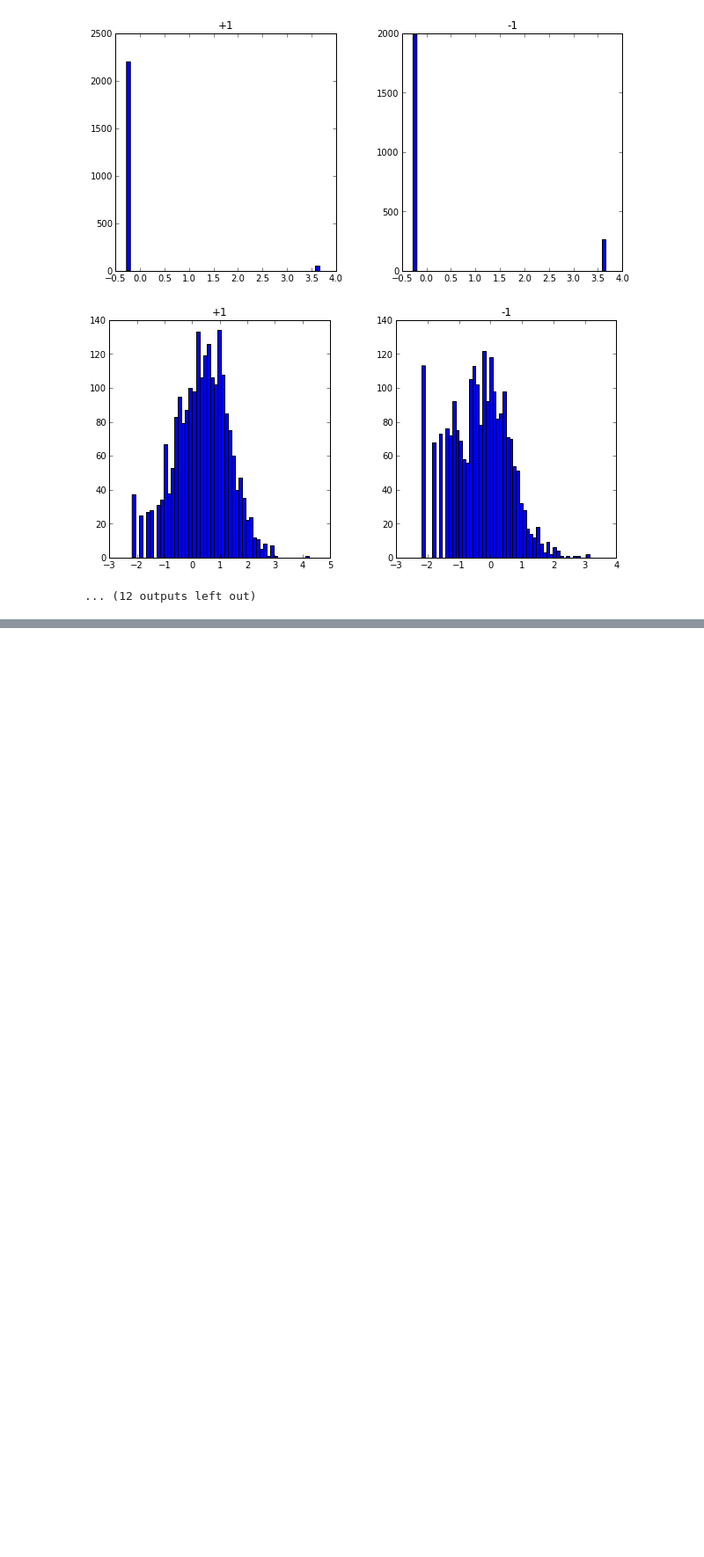
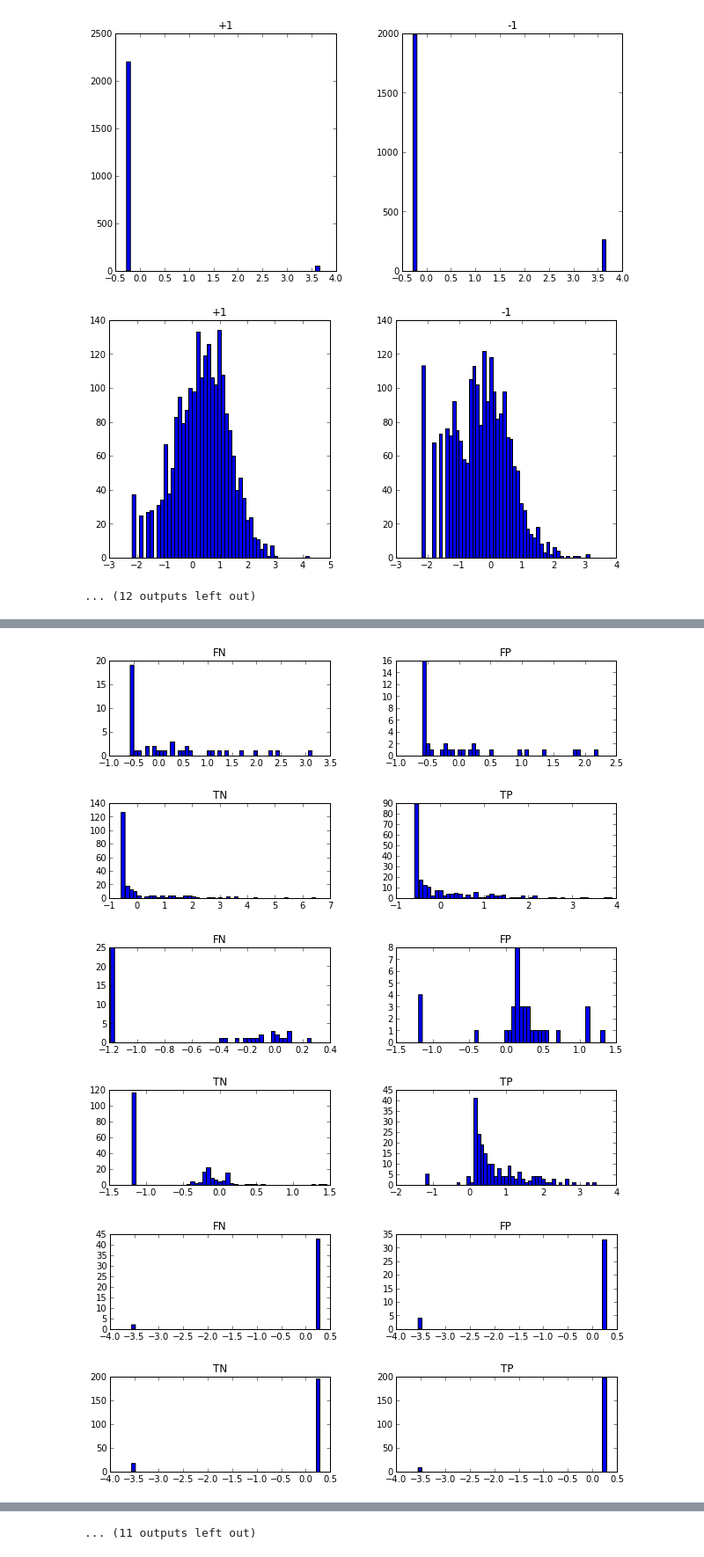
Before and after one commit to rgangopadhya/Quora-Classifier, a Jupyter notebook: Model_Expl.ipynb, the cells around one changed output, grey strips where cells are left out. Shown at 88% size. Cells and saved outputs as stored; diff of their text form; code cells hidden in the pictures; blank space fills up the shorter version.

```diff
--- a/Model_Expl.ipynb
+++ b/Model_Expl.ipynb
@@ -336,7 +343,7 @@ Name: F8, dtype: float64
 # %%
 training_set = pd.DataFrame(tset).set_index('ID')
 predict_set = pd.DataFrame(pset).set_index('ID')
-scale = Scaler().fit(training_set[features])
+scale = StandardScaler().fit(training_set[features])
 #training_set[features] = Scaler().fit_transform(training_set[features])
 #predict_set[features] = Scaler().fit_transform(predict_set[features])
 # %%
@@ -555,0 +575,7 @@ for i in xrange(1, 24):
+# %%
+from sklearn.ensemble import RandomForestClassifier
+forest = RandomForestClassifier(n_estimators=4000, criterion='entropy', n_jobs=4)
+# %%
+forest.fit(training_set[features], training_set['Label']=='+1')
+cv_y = forest.predict(cv_comp[features])
+print classification_report((cv_comp['Label']=='+1').as_matrix(), cv_y)
@@ -555,0 +589,10 @@ for i in xrange(1, 24):
+# %%
+#plot histograms for the misclassified examples, in comparison to the correctly classified examples
+def fp_label(labels):
+    if labels[0] == 0 and labels[1] == 0: return "TN"
+    elif labels[0] == 1 and labels[1] == 1: return "TP"
+    elif labels[0] == 0 and labels[1] == 1: return "FP"
+    else: return "FN"
+cv_comp['pred_label'] = cv_y
+cv_comp['label'] = cv_comp['Label']=="+1"
+cv_comp['class_type'] = cv_comp[['label','pred_label']].apply(fp_label, axis=1)
@@ -555,0 +619,7 @@ for i in xrange(1, 24):
+# %%
+for i in xrange(1, 24):
+    cv_comp['F'+str(i)].hist(by=cv_comp['class_type'])
+# %% [output]
+[figure, added]
+[figure, added]
+[figure, added]
@@ -555,0 +635 @@ for i in xrange(1, 24):
+... (11 outputs left out)
```
Also changed, not shown: parts of 24 cells of this notebook.
